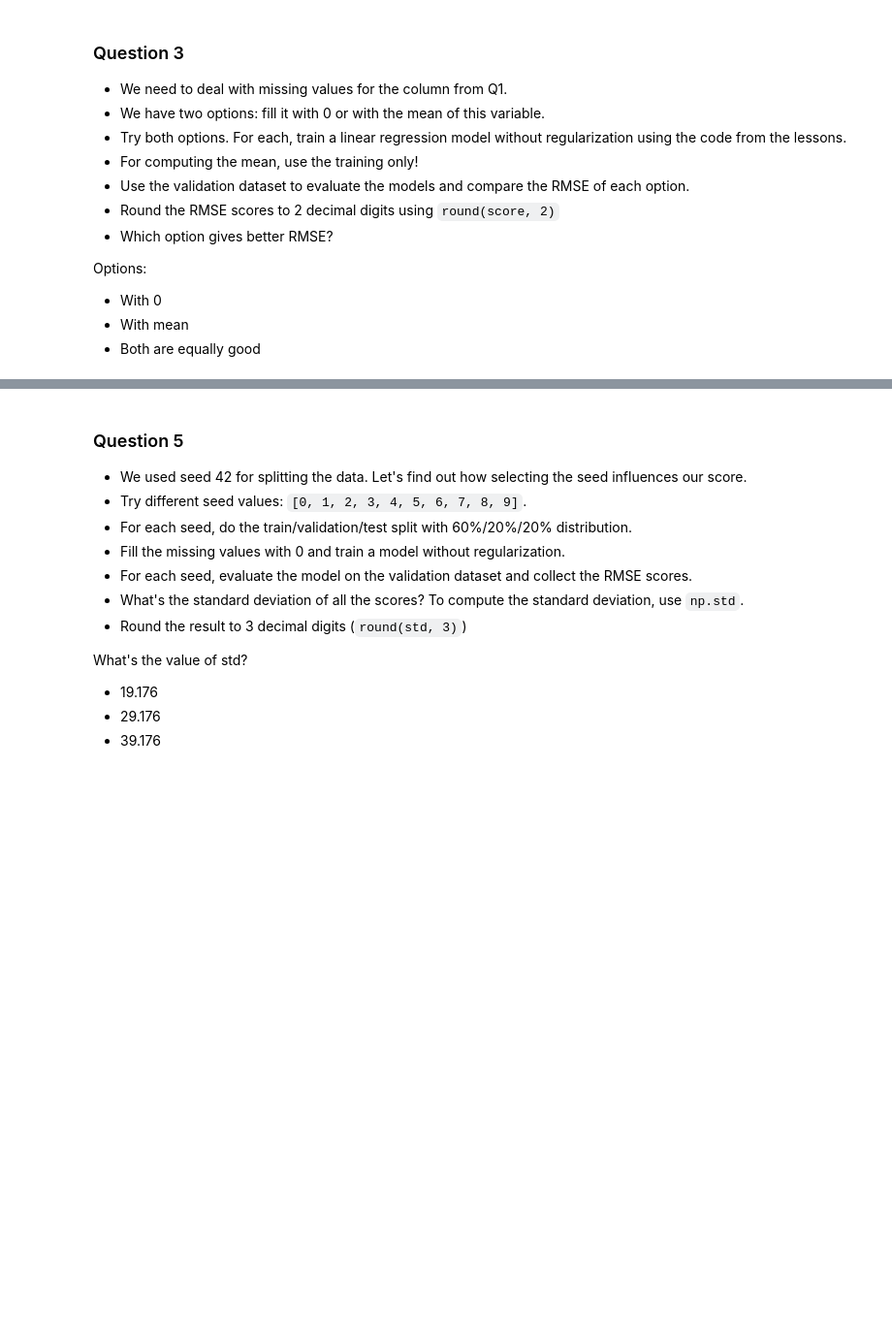
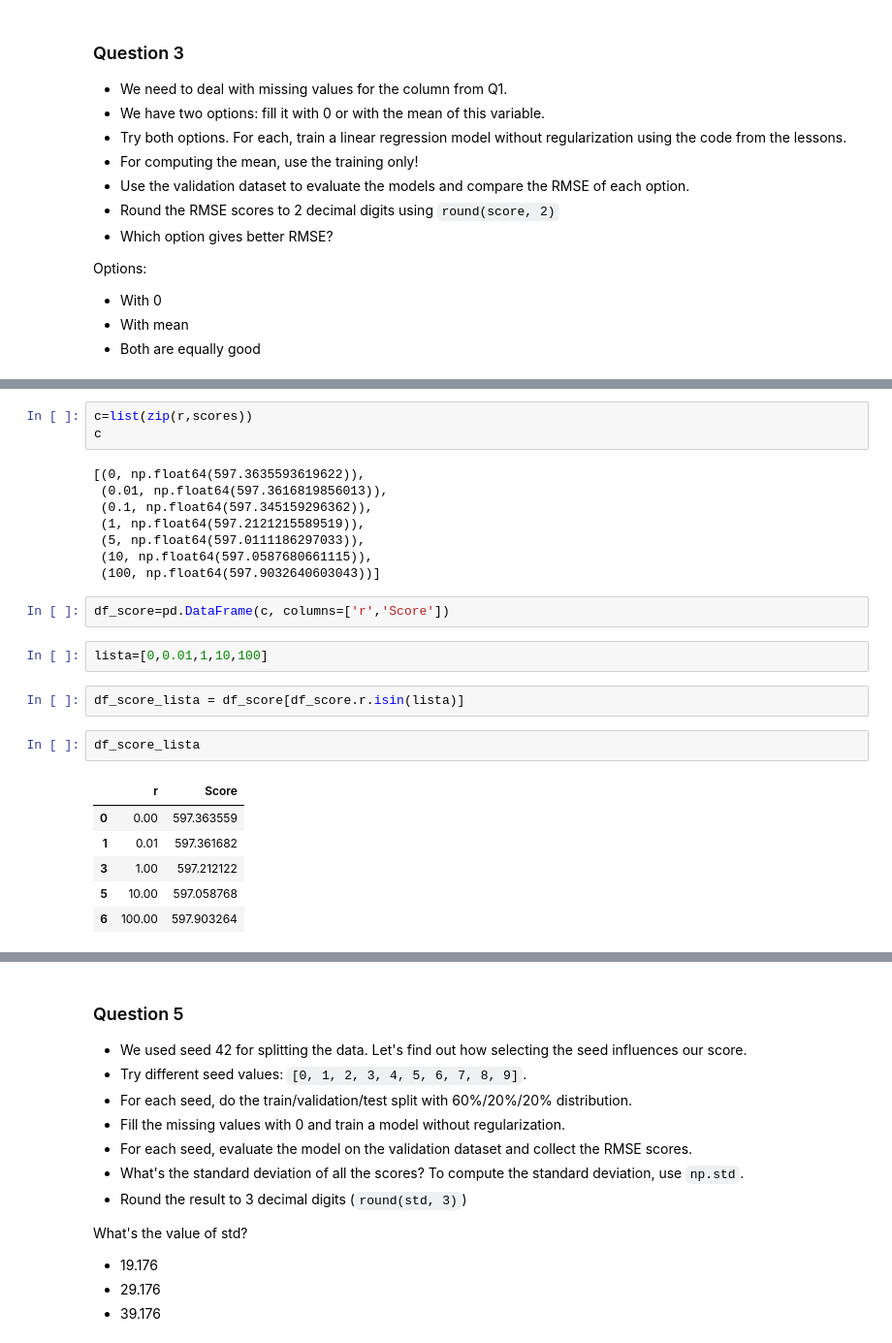
Before and after one commit to NathalyGC/MLZoomcamp, a Jupyter notebook: 02-regression/homework.ipynb, the cells around one changed output, grey strips where cells are left out. Shown: that part at 97% size. Saved outputs shown, nothing was run; the diff lists cells and outputs as text; blank space fills up the shorter version.

```diff
--- a/02-regression/homework.ipynb
+++ b/02-regression/homework.ipynb
@@ -98,0 +282,26 @@ Options:
+# %%
+c=list(zip(r,scores))
+c
+# %% [output]
+[(0, np.float64(597.3635593619622)),
+ (0.01, np.float64(597.3616819856013)),
+ (0.1, np.float64(597.345159296362)),
+ (1, np.float64(597.2121215589519)),
+ (5, np.float64(597.0111186297033)),
+ (10, np.float64(597.0587680661115)),
+ (100, np.float64(597.9032640603043))]
+# %%
+df_score=pd.DataFrame(c, columns=['r','Score'])
+# %%
+lista=[0,0.01,1,10,100]
+# %%
+df_score_lista = df_score[df_score.r.isin(lista)]
+# %%
+df_score_lista
+# %% [output]
+|  | r | Score |
+| 0 | 0.00 | 597.363559 |
+| 1 | 0.01 | 597.361682 |
+| 3 | 1.00 | 597.212122 |
+| 5 | 10.00 | 597.058768 |
+| 6 | 100.00 | 597.903264 |
```
Also changed, not shown: parts of 36 cells of this notebook, 6 other files.
